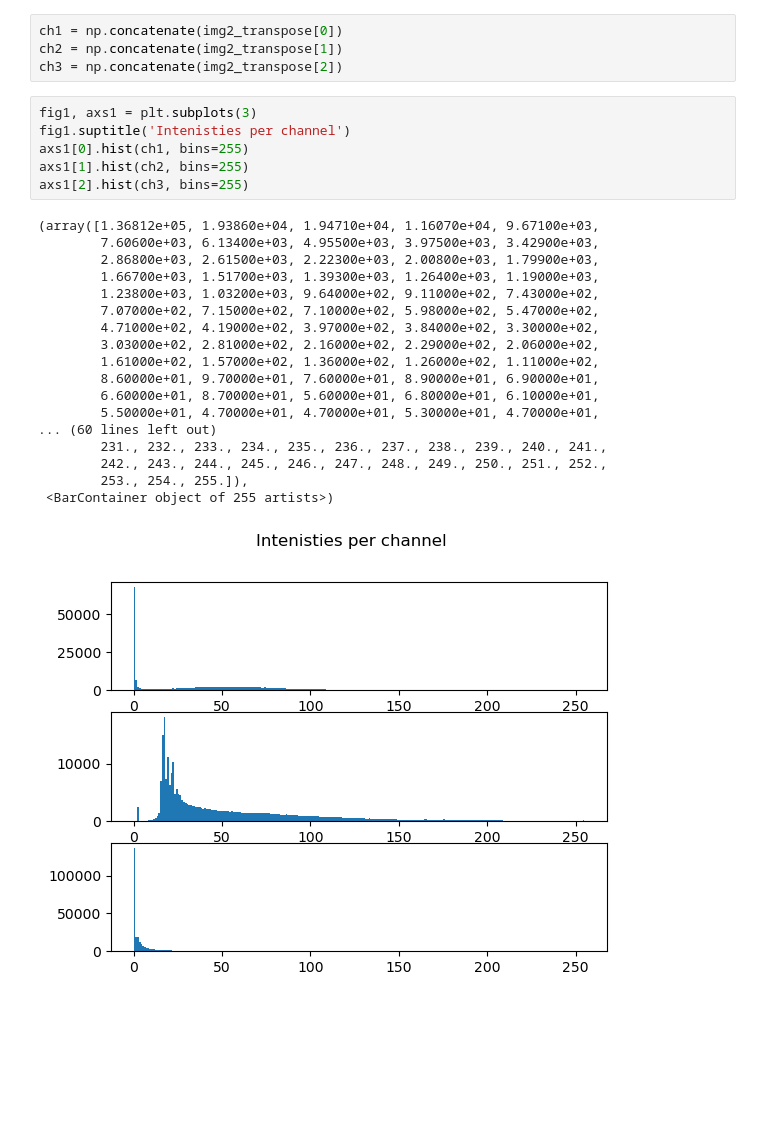
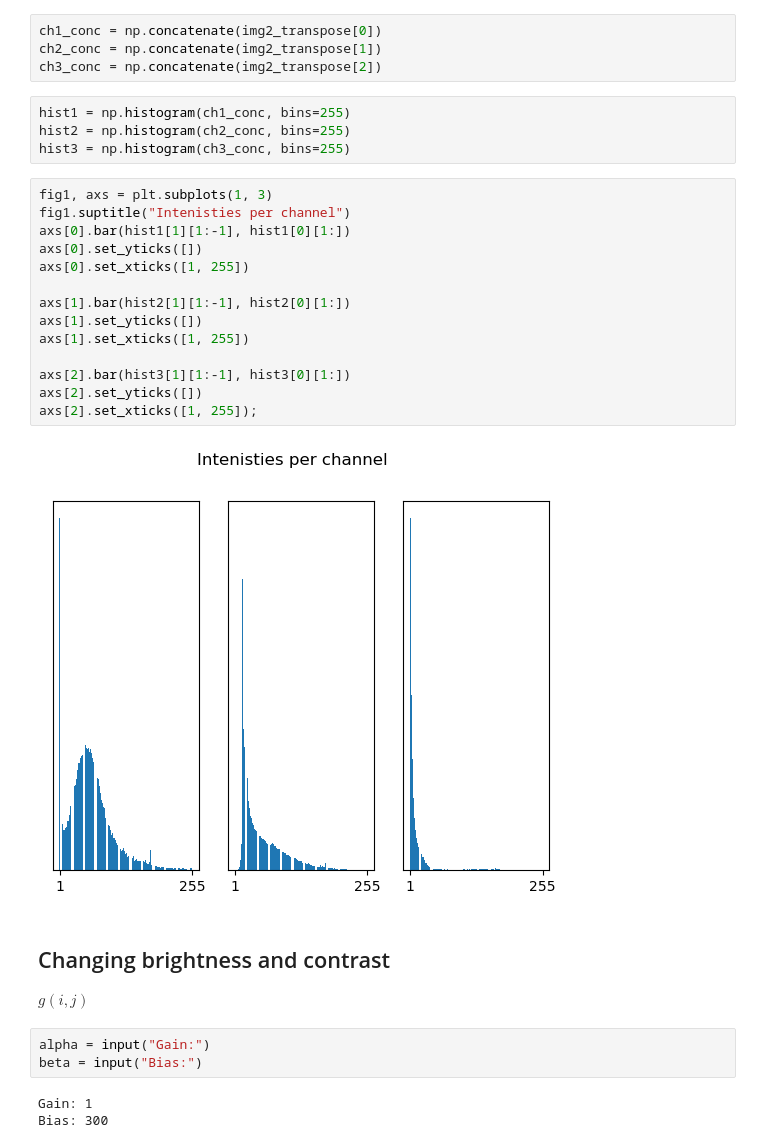
Before and after one commit to BeatrizOrozco/Casimir-programming, a Jupyter notebook: Beatriz/ImageAnalysis.ipynb, the cells around one changed output. Saved outputs shown, nothing was run; the diff lists cells and outputs as text; blank space fills up the shorter version.

Commit message:
absolue intensities and unfinished contrast and brightness

```diff
--- a/Beatriz/ImageAnalysis.ipynb
+++ b/Beatriz/ImageAnalysis.ipynb
@@ -87,29 +49,34 @@ axs[2].imshow(img2_transpose[2],cmap=lut_cyan)
 # %%
-ch1 = np.concatenate(img2_transpose[0])
-ch2 = np.concatenate(img2_transpose[1])
-ch3 = np.concatenate(img2_transpose[2])
+ch1_conc = np.concatenate(img2_transpose[0])
+ch2_conc = np.concatenate(img2_transpose[1])
+ch3_conc = np.concatenate(img2_transpose[2])
+# %%
+hist1 = np.histogram(ch1_conc, bins=255)
+hist2 = np.histogram(ch2_conc, bins=255)
+hist3 = np.histogram(ch3_conc, bins=255)
 # %%
-fig1, axs1 = plt.subplots(3)
-fig1.suptitle('Intenisties per channel')
-axs1[0].hist(ch1, bins=255)
-axs1[1].hist(ch2, bins=255)
-axs1[2].hist(ch3, bins=255)
+fig1, axs = plt.subplots(1, 3)
+fig1.suptitle("Intenisties per channel")
+axs[0].bar(hist1[1][1:-1], hist1[0][1:])
+axs[0].set_yticks([])
+axs[0].set_xticks([1, 255])
+
+axs[1].bar(hist2[1][1:-1], hist2[0][1:])
+axs[1].set_yticks([])
+axs[1].set_xticks([1, 255])
+
+axs[2].bar(hist3[1][1:-1], hist3[0][1:])
+axs[2].set_yticks([])
+axs[2].set_xticks([1, 255]);
 # %% [output]
-(array([1.36812e+05, 1.93860e+04, 1.94710e+04, 1.16070e+04, 9.67100e+03,
-        7.60600e+03, 6.13400e+03, 4.95500e+03, 3.97500e+03, 3.42900e+03,
-        2.86800e+03, 2.61500e+03, 2.22300e+03, 2.00800e+03, 1.79900e+03,
-        1.66700e+03, 1.51700e+03, 1.39300e+03, 1.26400e+03, 1.19000e+03,
-        1.23800e+03, 1.03200e+03, 9.64000e+02, 9.11000e+02, 7.43000e+02,
-        7.07000e+02, 7.15000e+02, 7.10000e+02, 5.98000e+02, 5.47000e+02,
-        4.71000e+02, 4.19000e+02, 3.97000e+02, 3.84000e+02, 3.30000e+02,
-        3.03000e+02, 2.81000e+02, 2.16000e+02, 2.29000e+02, 2.06000e+02,
-        1.61000e+02, 1.57000e+02, 1.36000e+02, 1.26000e+02, 1.11000e+02,
-        8.60000e+01, 9.70000e+01, 7.60000e+01, 8.90000e+01, 6.90000e+01,
-        6.60000e+01, 8.70000e+01, 5.60000e+01, 6.80000e+01, 6.10000e+01,
-        5.50000e+01, 4.70000e+01, 4.70000e+01, 5.30000e+01, 4.70000e+01,
-... (60 lines left out)
-        231., 232., 233., 234., 235., 236., 237., 238., 239., 240., 241.,
-        242., 243., 244., 245., 246., 247., 248., 249., 250., 251., 252.,
-        253., 254., 255.]),
- <BarContainer object of 255 artists>)
-[figure, old version]
+[figure, new version]
+# %% [markdown]
+## Changing brightness and contrast
+
+$g(i,j)$
+# %%
+alpha = input("Gain:")
+beta = input("Bias:")
+# %% [output]
+Gain: 1
+Bias: 300
```
Also changed, not shown: parts of 13 cells of this notebook.
